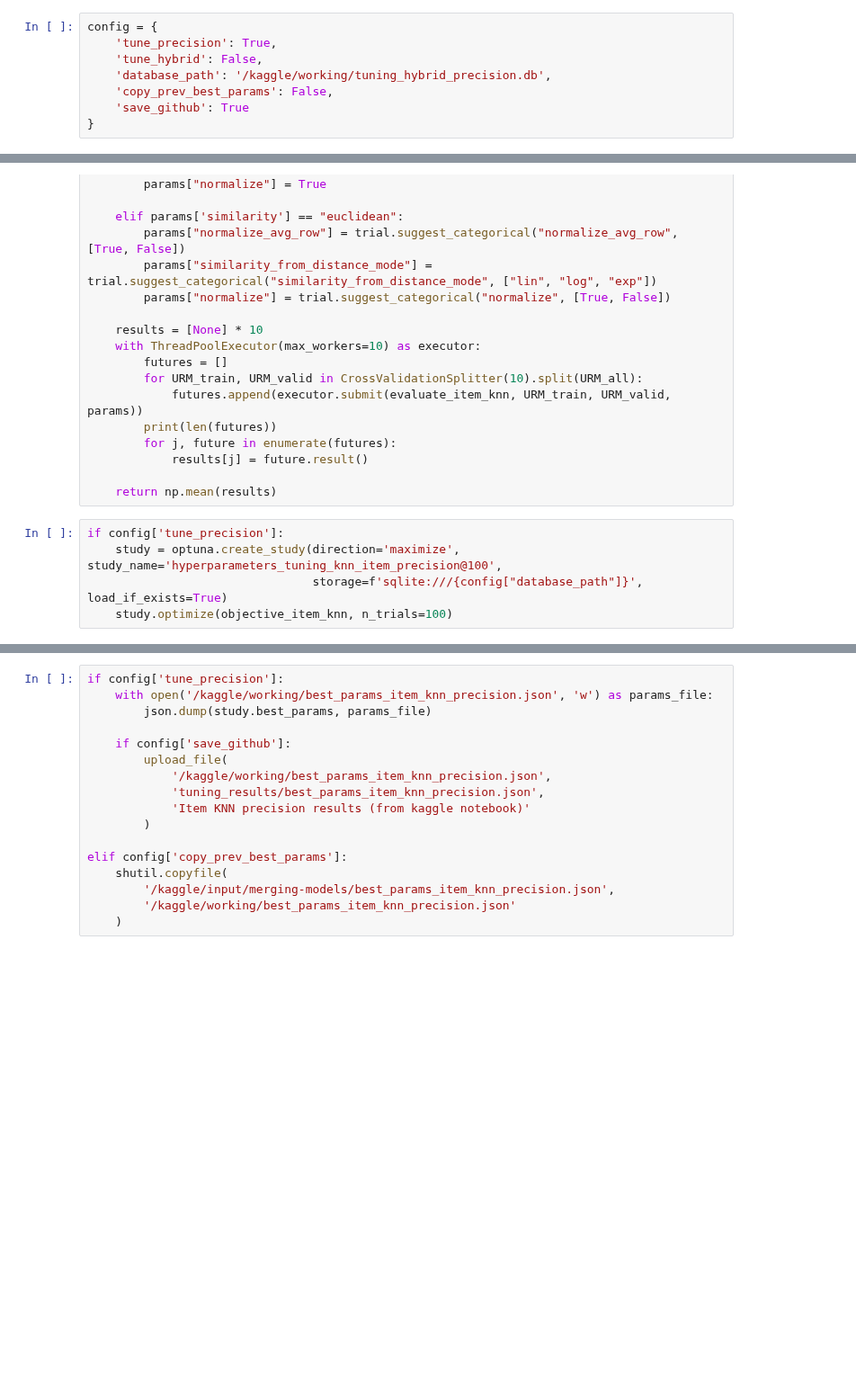
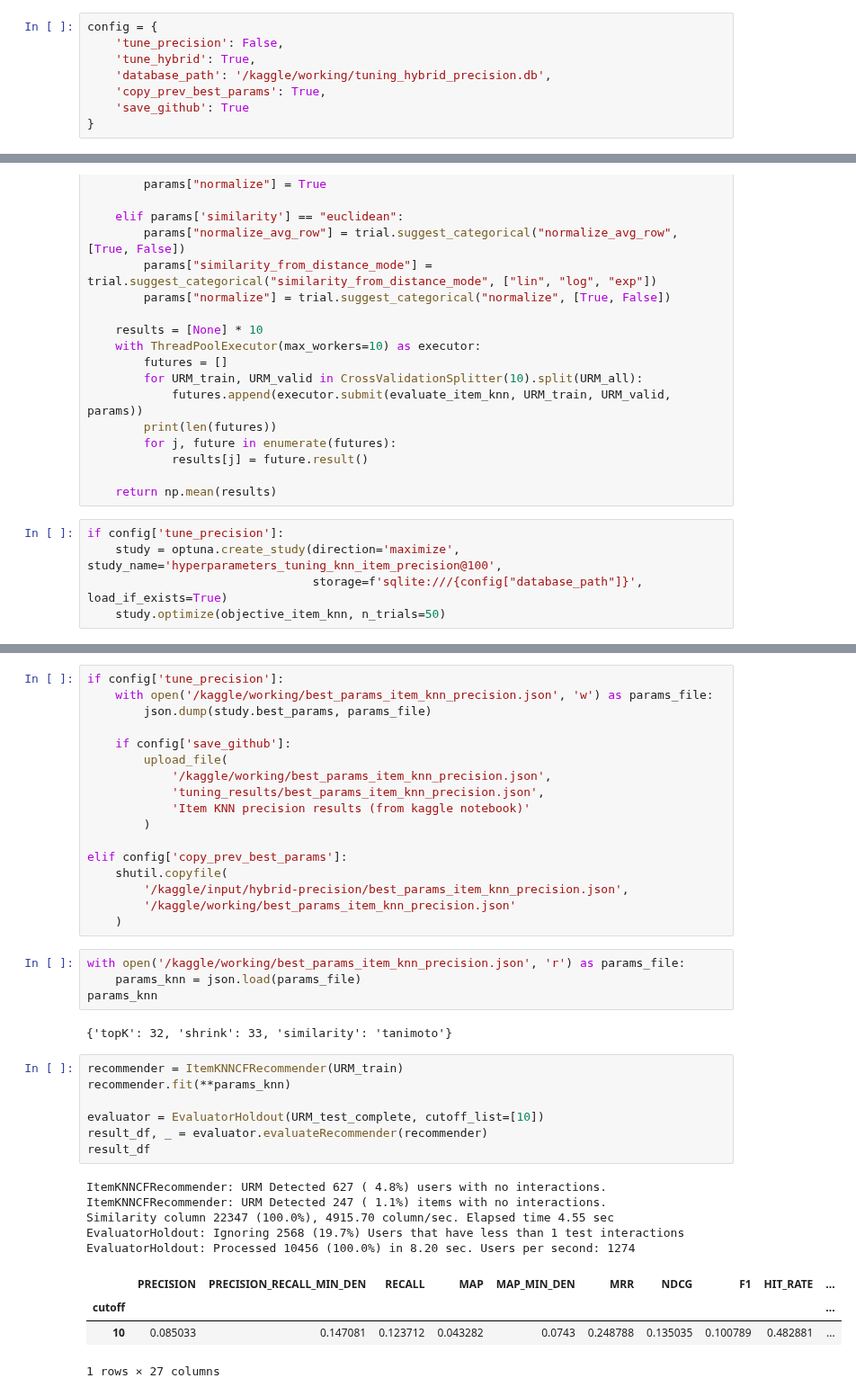
Before and after one commit to CarloSgaravatti/Recsys_Challenge_2023, a Jupyter notebook: challenge_notebooks/hybrid-precision.ipynb, the cells around one changed output, grey strips where cells are left out. Shown at 90% size. Cells and saved outputs as stored; diff of their text form; blank space fills up the shorter version.

Commit message:
Kaggle Notebook | Hybrid - Precision | Version 7

```diff
--- a/challenge_notebooks/hybrid-precision.ipynb
+++ b/challenge_notebooks/hybrid-precision.ipynb
@@ -99,10 +114,10 @@ def upload_file(filepath_kaggle, filepath_github, commit_message):
             repo.create_file(filepath_github, commit_message, file.read())
 # %%
 config = {
-    'tune_precision': True,
-    'tune_hybrid': False,
+    'tune_precision': False,
+    'tune_hybrid': True,
     'database_path': '/kaggle/working/tuning_hybrid_precision.db',
-    'copy_prev_best_params': False,
+    'copy_prev_best_params': True,
     'save_github': True
 }
 # %%
@@ -248,4 +264,4 @@ def objective_item_knn(trial):
 if config['tune_precision']:
     study = optuna.create_study(direction='maximize', study_name='hyperparameters_tuning_knn_item_precision@100',
                                 storage=f'sqlite:///{config["database_path"]}', load_if_exists=True)
-    study.optimize(objective_item_knn, n_trials=100)
+    study.optimize(objective_item_knn, n_trials=50)
@@ -391,6 +291,29 @@ if config['tune_precision']:
 
 elif config['copy_prev_best_params']:
     shutil.copyfile(
-        '/kaggle/input/merging-models/best_params_item_knn_precision.json',
+        '/kaggle/input/hybrid-precision/best_params_item_knn_precision.json',
         '/kaggle/working/best_params_item_knn_precision.json'
     )
+# %%
+with open('/kaggle/working/best_params_item_knn_precision.json', 'r') as params_file:
+    params_knn = json.load(params_file)
+params_knn
+# %% [output]
+{'topK': 32, 'shrink': 33, 'similarity': 'tanimoto'}
+# %%
+recommender = ItemKNNCFRecommender(URM_train)
+recommender.fit(**params_knn)
+
+evaluator = EvaluatorHoldout(URM_test_complete, cutoff_list=[10])
+result_df, _ = evaluator.evaluateRecommender(recommender)
+result_df
+# %% [output]
+ItemKNNCFRecommender: URM Detected 627 ( 4.8%) users with no interactions.
+ItemKNNCFRecommender: URM Detected 247 ( 1.1%) items with no interactions.
+Similarity column 22347 (100.0%), 4915.70 column/sec. Elapsed time 4.55 sec
+EvaluatorHoldout: Ignoring 2568 (19.7%) Users that have less than 1 test interactions
+EvaluatorHoldout: Processed 10456 (100.0%) in 8.20 sec. Users per second: 1274
+|  | PRECISION | PRECISION_RECALL_MIN_DEN | RECALL | MAP | MAP_MIN_DEN | MRR | NDCG | F1 | HIT_RATE | ... |
+| cutoff |  |  |  |  |  |  |  |  |  | ... |
+| 10 | 0.085033 | 0.147081 | 0.123712 | 0.043282 | 0.0743 | 0.248788 | 0.135035 | 0.100789 | 0.482881 | ... |
+1 rows × 27 columns
```
Also changed, not shown: parts of 22 cells of this notebook.
